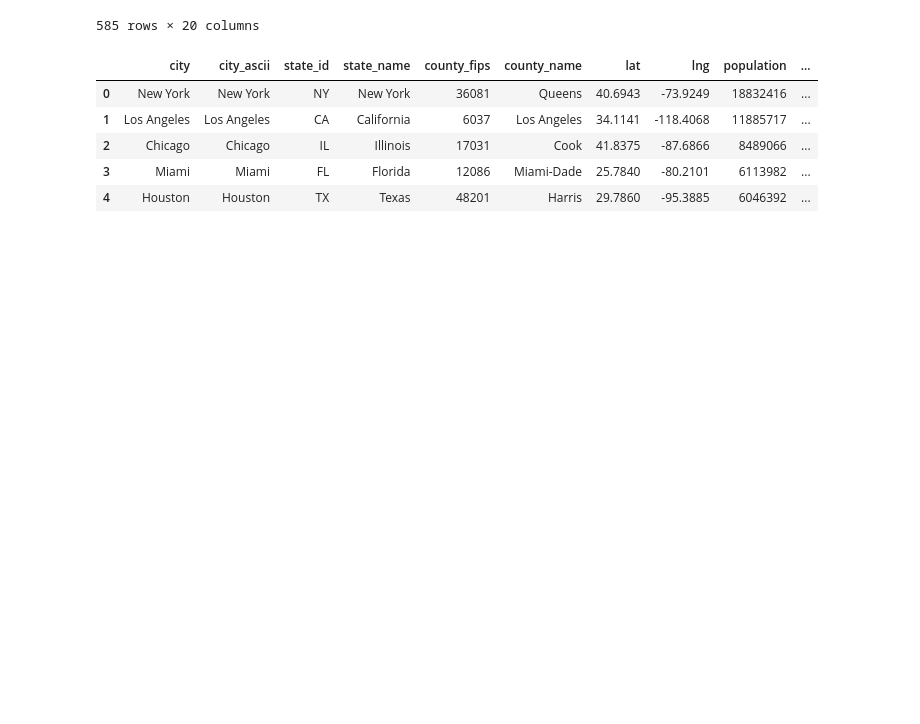
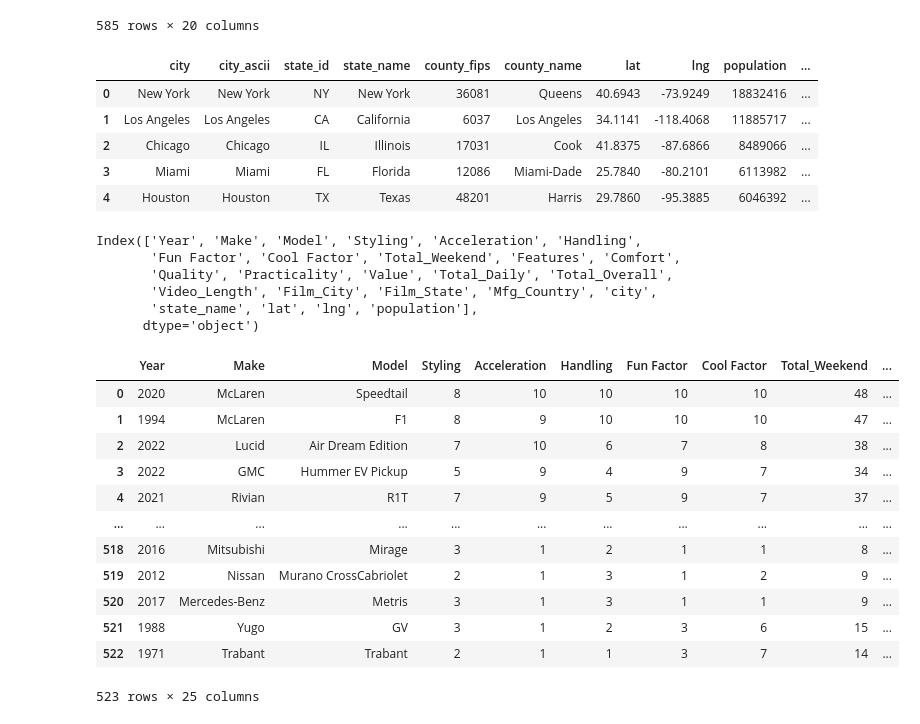
Before and after one commit to chriss-mo/dougmap, a Jupyter notebook: eda.ipynb, the cells around one changed output. Saved outputs shown, nothing was run; the diff lists cells and outputs as text; code cells hidden in the pictures; blank space fills up the shorter version.

Commit message:
some more data cleaning

```diff
--- a/eda.ipynb
+++ b/eda.ipynb
@@ -88,6 +88,33 @@ fig = px.scatter_map(df,
 fig.show()
 # %%
 data['Make'] = data['Make'].str.strip()
+# %%
+data.columns
+# %% [output]
+Index(['Year', 'Make', 'Model', 'Styling', 'Acceleration', 'Handling',
+       'Fun Factor', 'Cool Factor', 'Total_Weekend', 'Features', 'Comfort',
+       'Quality', 'Practicality', 'Value', 'Total_Daily', 'Total_Overall',
+       'Video_Length', 'Film_City', 'Film_State', 'Mfg_Country', 'city',
+       'state_name', 'lat', 'lng', 'population'],
+      dtype='object')
+# %%
+num_cols = ['Year','Styling','Acceleration','Handling','Fun Factor','Cool Factor','Total_Weekend','Features','Comfort','Quality','Practicality','Value','Total_Daily','Total_Overall']
+data[num_cols] = data[num_cols].astype(int)
+data
+# %% [output]
+|  | Year | Make | Model | Styling | Acceleration | Handling | Fun Factor | Cool Factor | Total_Weekend | ... |
+| 0 | 2020 | McLaren | Speedtail | 8 | 10 | 10 | 10 | 10 | 48 | ... |
+| 1 | 1994 | McLaren | F1 | 8 | 9 | 10 | 10 | 10 | 47 | ... |
+| 2 | 2022 | Lucid | Air Dream Edition | 7 | 10 | 6 | 7 | 8 | 38 | ... |
+| 3 | 2022 | GMC | Hummer EV Pickup | 5 | 9 | 4 | 9 | 7 | 34 | ... |
+| 4 | 2021 | Rivian | R1T | 7 | 9 | 5 | 9 | 7 | 37 | ... |
+| ... | ... | ... | ... | ... | ... | ... | ... | ... | ... | ... |
+| 518 | 2016 | Mitsubishi | Mirage | 3 | 1 | 2 | 1 | 1 | 8 | ... |
+| 519 | 2012 | Nissan | Murano CrossCabriolet | 2 | 1 | 3 | 1 | 2 | 9 | ... |
+| 520 | 2017 | Mercedes-Benz | Metris | 3 | 1 | 3 | 1 | 1 | 9 | ... |
+| 521 | 1988 | Yugo | GV | 3 | 1 | 2 | 3 | 6 | 15 | ... |
+| 522 | 1971 | Trabant | Trabant | 2 | 1 | 1 | 3 | 7 | 14 | ... |
+523 rows × 25 columns
 # %%
 data.to_csv('ds_geo.csv')
 # %%
```
Also changed, not shown: 2 other files.
